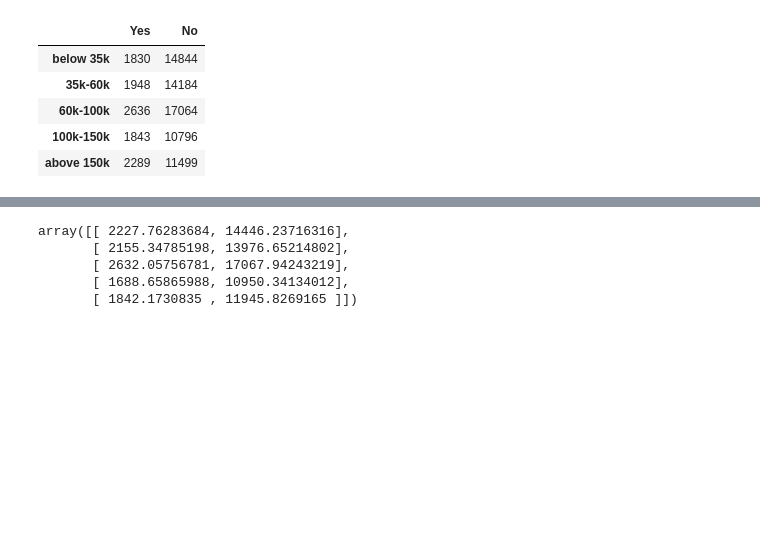
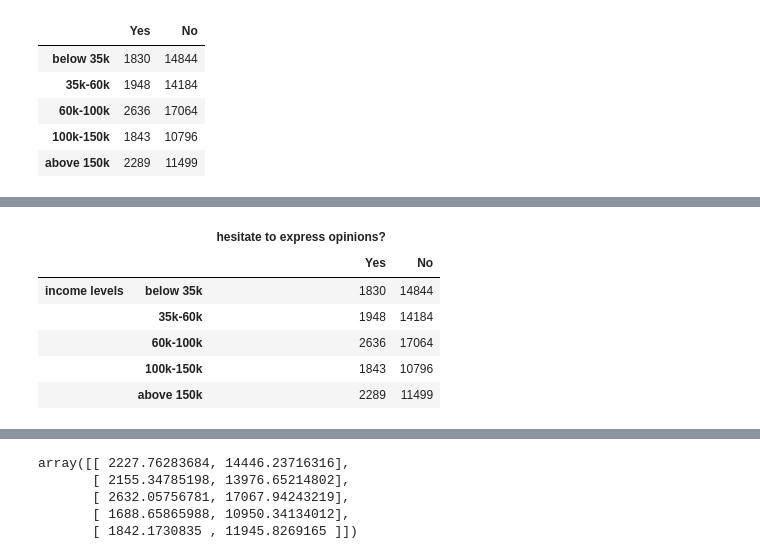
Before and after one commit to swag2198/data-literacy, a Jupyter notebook: exp/exp_AssociationBetweenVariables.ipynb, the cells around one changed output, grey strips where cells are left out. Cells and saved outputs as stored; diff of their text form; code cells hidden in the pictures; blank space fills up the shorter version.

```diff
--- a/exp/exp_AssociationBetweenVariables.ipynb
+++ b/exp/exp_AssociationBetweenVariables.ipynb
@@ -889,0 +919,21 @@ observed_table
+# %%
+# ind = pd.MultiIndex.from_product([
+#     ['income levels'],
+#     list(income_groups.keys())
+# ])
+
+col = pd.MultiIndex.from_product([
+    ['hesitate to express opinions?'],
+    ['Yes', 'No']
+])
+
+tab = pd.DataFrame(observed_table.values, index=ind, columns=col)
+tab
+# %% [output]
+|  |  | hesitate to express opinions? |  |
+|  |  | Yes | No |
+| income levels | below 35k | 1830 | 14844 |
+|  | 35k-60k | 1948 | 14184 |
+|  | 60k-100k | 2636 | 17064 |
+|  | 100k-150k | 1843 | 10796 |
+|  | above 150k | 2289 | 11499 |
```
Also changed, not shown: parts of 17 cells of this notebook, 9 other files.
